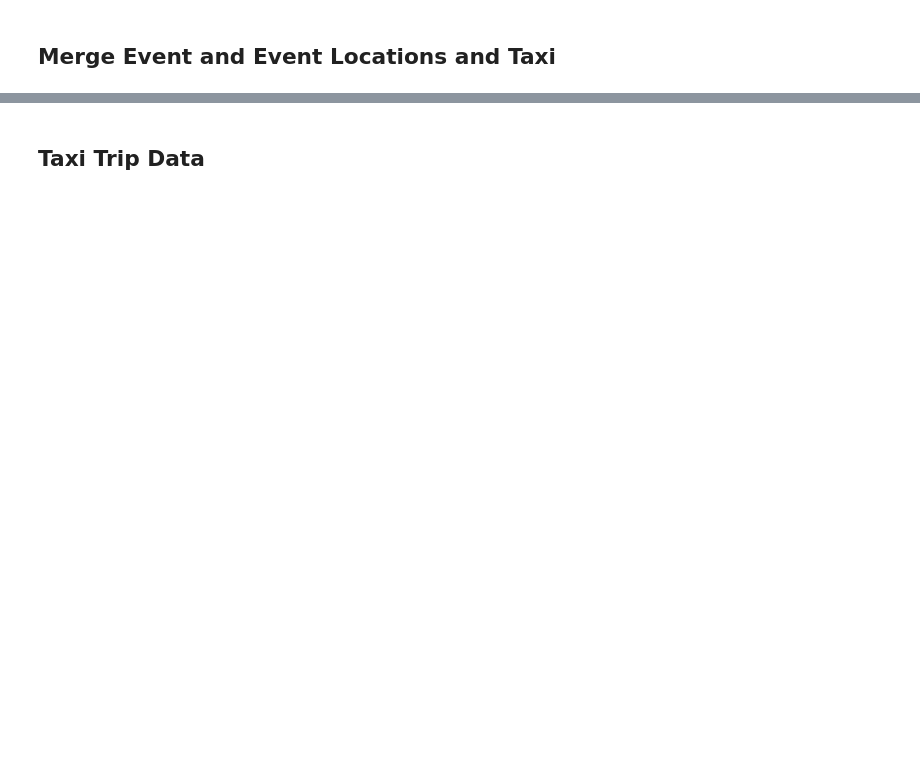
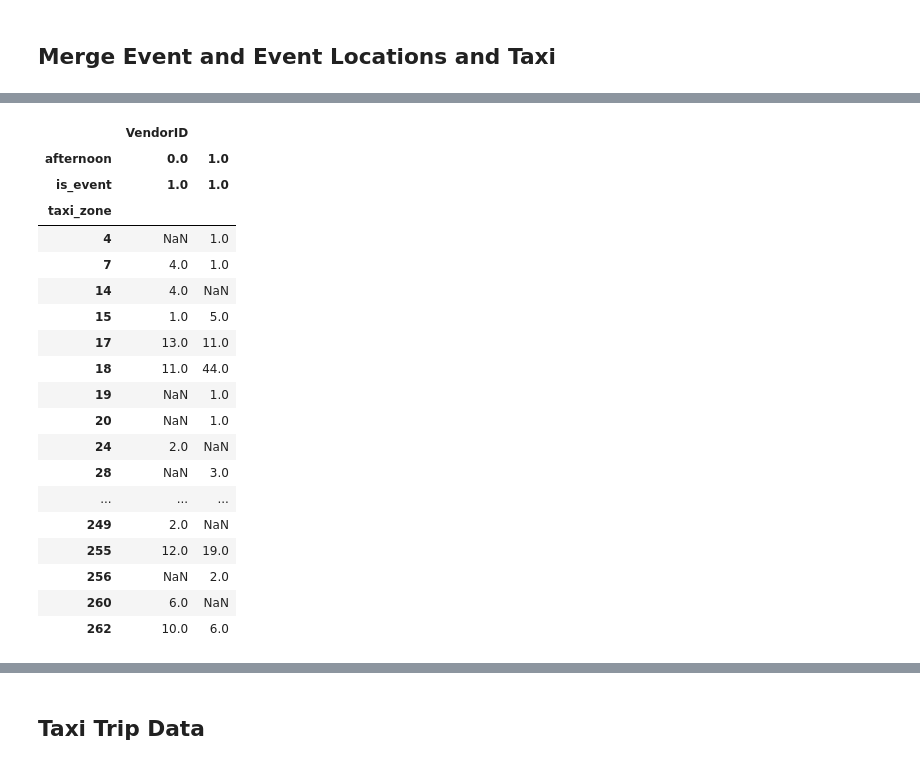
Before and after one commit to inistar/taxi-requests-ds, a Jupyter notebook: EDA.ipynb, the cells around one changed output, grey strips where cells are left out. Saved outputs shown, nothing was run; the diff lists cells and outputs as text; code cells hidden in the pictures; blank space fills up the shorter version.

```diff
--- a/EDA.ipynb
+++ b/EDA.ipynb
@@ -232,4 +323,27 @@ data.head()
 # %%
 # data.groupby(['date', 'taxi_zone']).count()
 # %%
-data.groupby(['is_event', 'taxi_zone'])[['VendorID']].count()
+test = data.groupby(['taxi_zone', 'is_event', 'afternoon'])[['VendorID']].count()
+# %%
+test.unstack().unstack()
+# %% [output]
+|  | VendorID |  |
+| afternoon | 0.0 | 1.0 |
+| is_event | 1.0 | 1.0 |
+| taxi_zone |  |  |
+| 4 | NaN | 1.0 |
+| 7 | 4.0 | 1.0 |
+| 14 | 4.0 | NaN |
+| 15 | 1.0 | 5.0 |
+| 17 | 13.0 | 11.0 |
+| 18 | 11.0 | 44.0 |
+| 19 | NaN | 1.0 |
+| 20 | NaN | 1.0 |
+| 24 | 2.0 | NaN |
+| 28 | NaN | 3.0 |
+| ... | ... | ... |
+| 249 | 2.0 | NaN |
+| 255 | 12.0 | 19.0 |
+| 256 | NaN | 2.0 |
+| 260 | 6.0 | NaN |
+| 262 | 10.0 | 6.0 |
```
Also changed, not shown: parts of 24 cells of this notebook, 1 other file.
